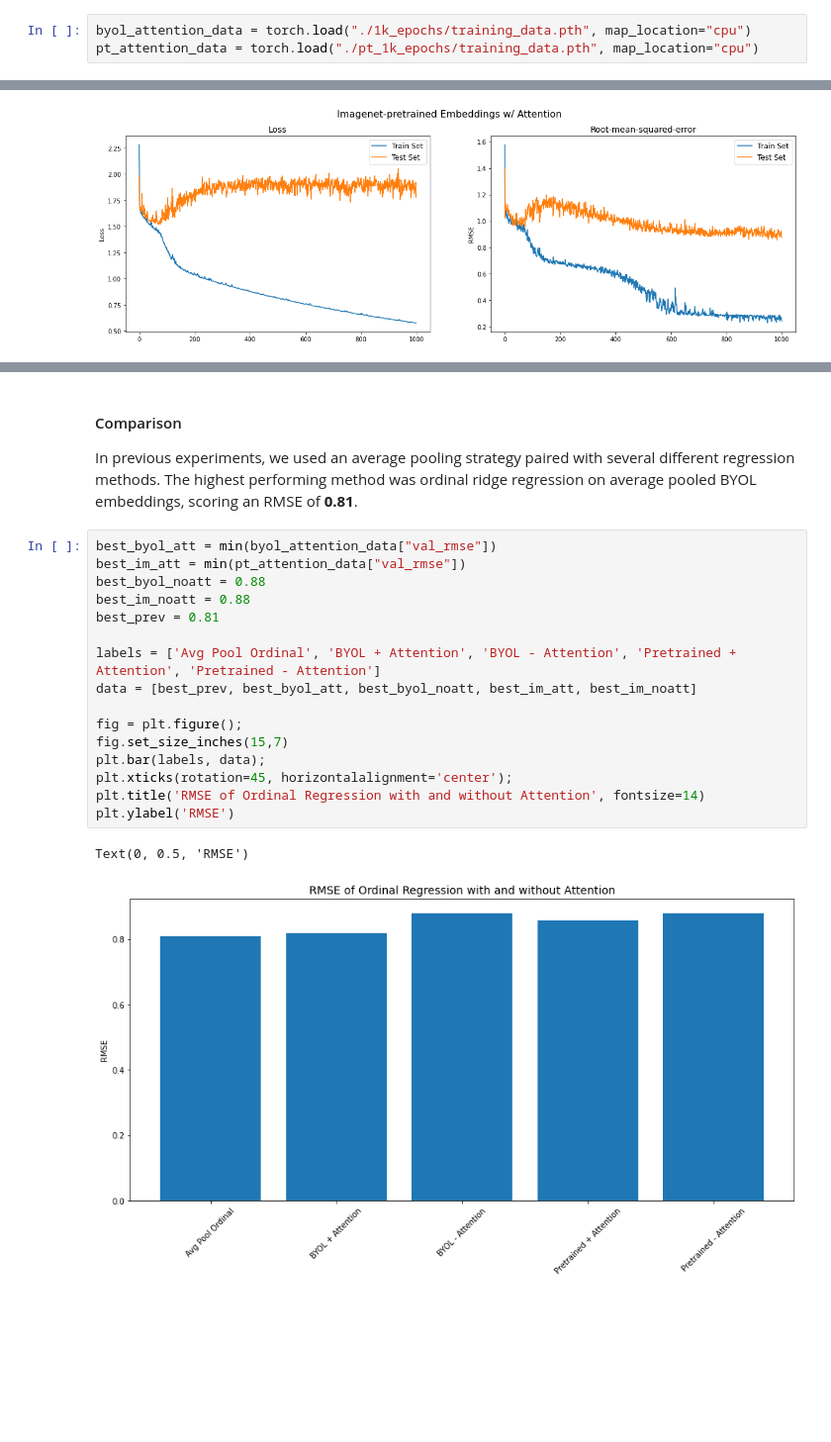
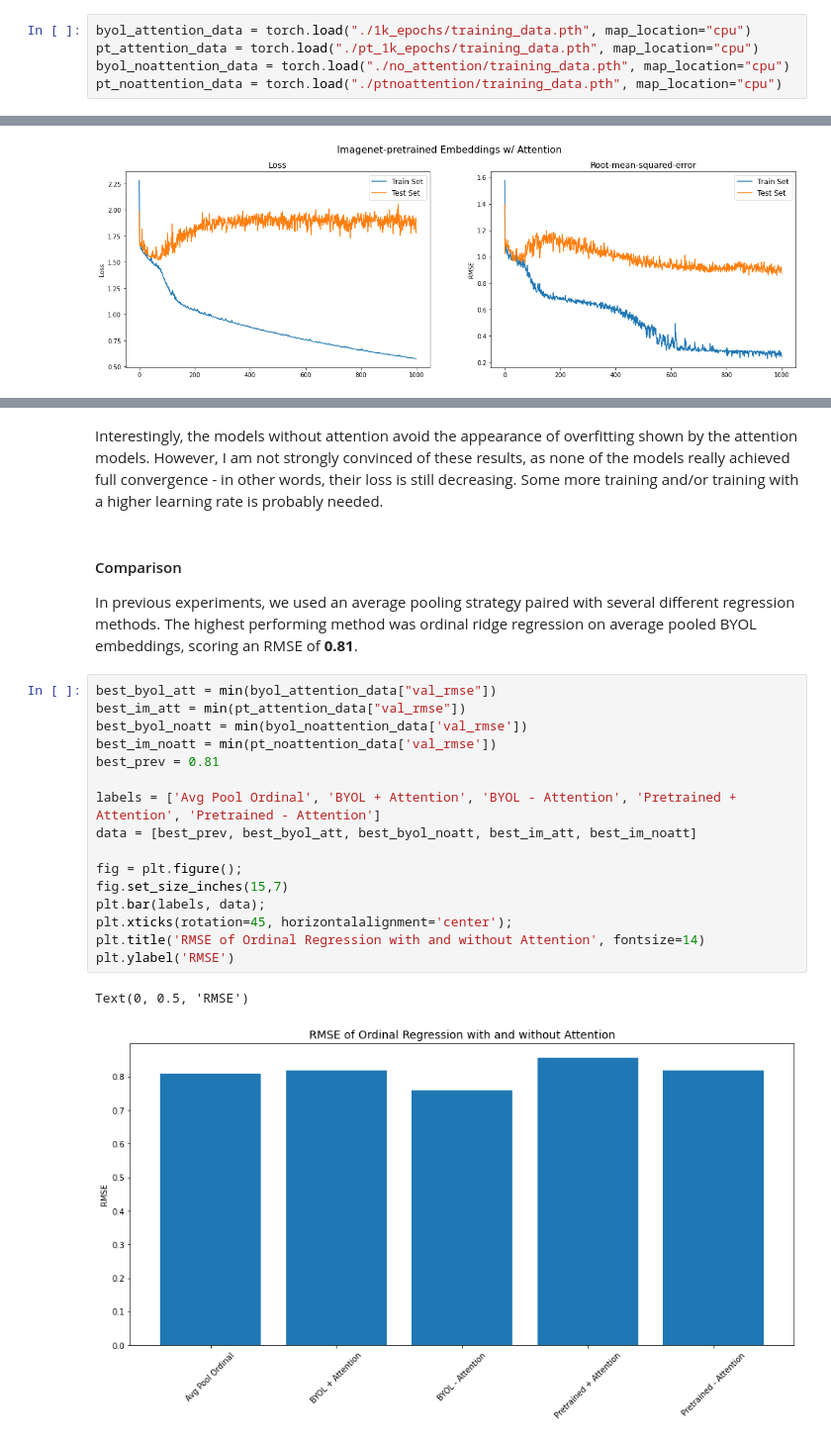
Before and after one commit to john-mlr/deep-learning-project-2021, a Jupyter notebook: attention_eval.ipynb, the cells around one changed output, grey strips where cells are left out. Shown at 99% size. Cells and saved outputs as stored; diff of their text form; blank space fills up the shorter version.

Commit message:
Update attention_eval

```diff
--- a/attention_eval.ipynb
+++ b/attention_eval.ipynb
@@ -91,6 +91,8 @@ These experiments should provide us a good sense of whether attention is benefic
 # %%
 byol_attention_data = torch.load("./1k_epochs/training_data.pth", map_location="cpu")
 pt_attention_data = torch.load("./pt_1k_epochs/training_data.pth", map_location="cpu")
+byol_noattention_data = torch.load("./no_attention/training_data.pth", map_location="cpu")
+pt_noattention_data = torch.load("./ptnoattention/training_data.pth", map_location="cpu")
 # %% [markdown]
 #### Basic training data
 
@@ -136,3 +170,5 @@ As demonstrated by the above plots, the models trained effectively.
+# %% [markdown]
+Interestingly, the models without attention avoid the appearance of overfitting shown by the attention models. However, I am not strongly convinced of these results, as none of the models really achieved full convergence - in other words, their loss is still decreasing. Some more training and/or training with a higher learning rate is probably needed.
 # %% [markdown]
 #### Comparison
 
@@ -140,19 +176,19 @@ In previous experiments, we used an average pooling strategy paired with several
 # %%
 best_byol_att = min(byol_attention_data["val_rmse"])
 best_im_att = min(pt_attention_data["val_rmse"])
-best_byol_noatt = 0.88
-best_im_noatt = 0.88
+best_byol_noatt = min(byol_noattention_data['val_rmse'])
+best_im_noatt = min(pt_noattention_data['val_rmse'])
 best_prev = 0.81
 
 labels = ['Avg Pool Ordinal', 'BYOL + Attention', 'BYOL - Attention', 'Pretrained + Attention', 'Pretrained - Attention']
 data = [best_prev, best_byol_att, best_byol_noatt, best_im_att, best_im_noatt]
 
 fig = plt.figure();
 fig.set_size_inches(15,7)
 plt.bar(labels, data);
 plt.xticks(rotation=45, horizontalalignment='center');
 plt.title('RMSE of Ordinal Regression with and without Attention', fontsize=14)
 plt.ylabel('RMSE')
 # %% [output]
 Text(0, 0.5, 'RMSE')
-[figure, old version]
+[figure, new version]
```
Also changed, not shown: parts of 10 cells of this notebook.
